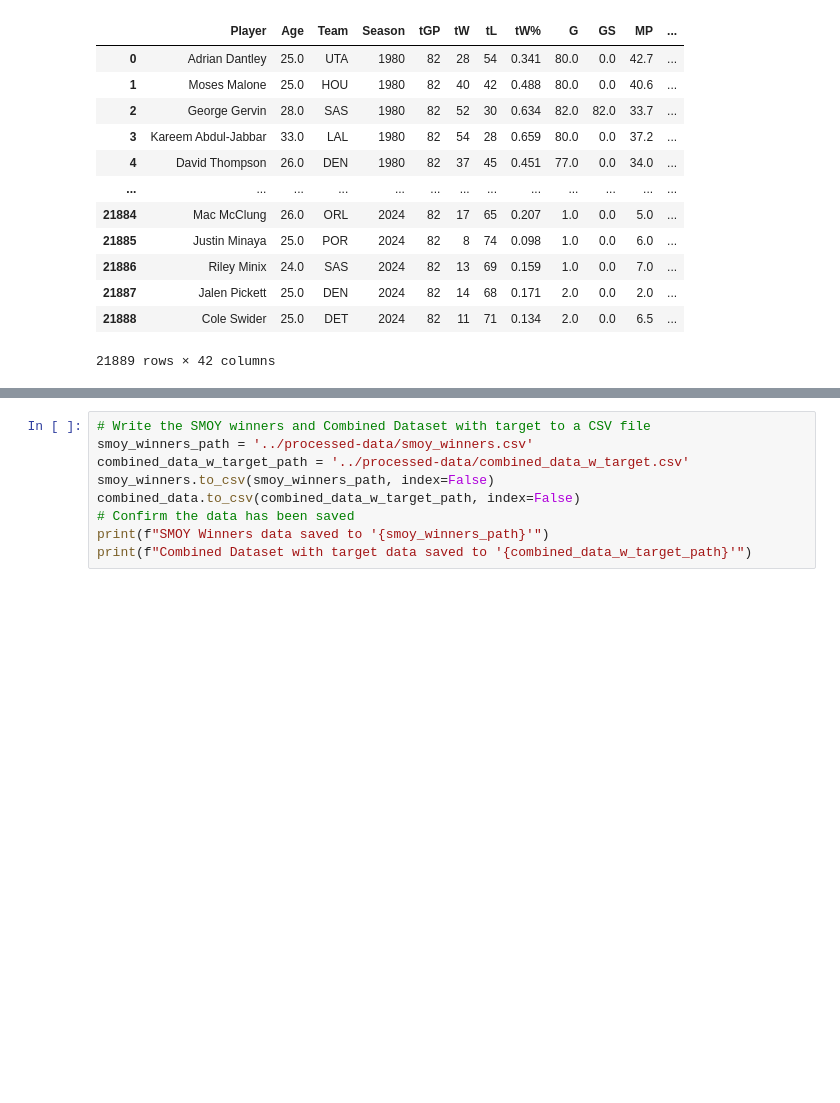
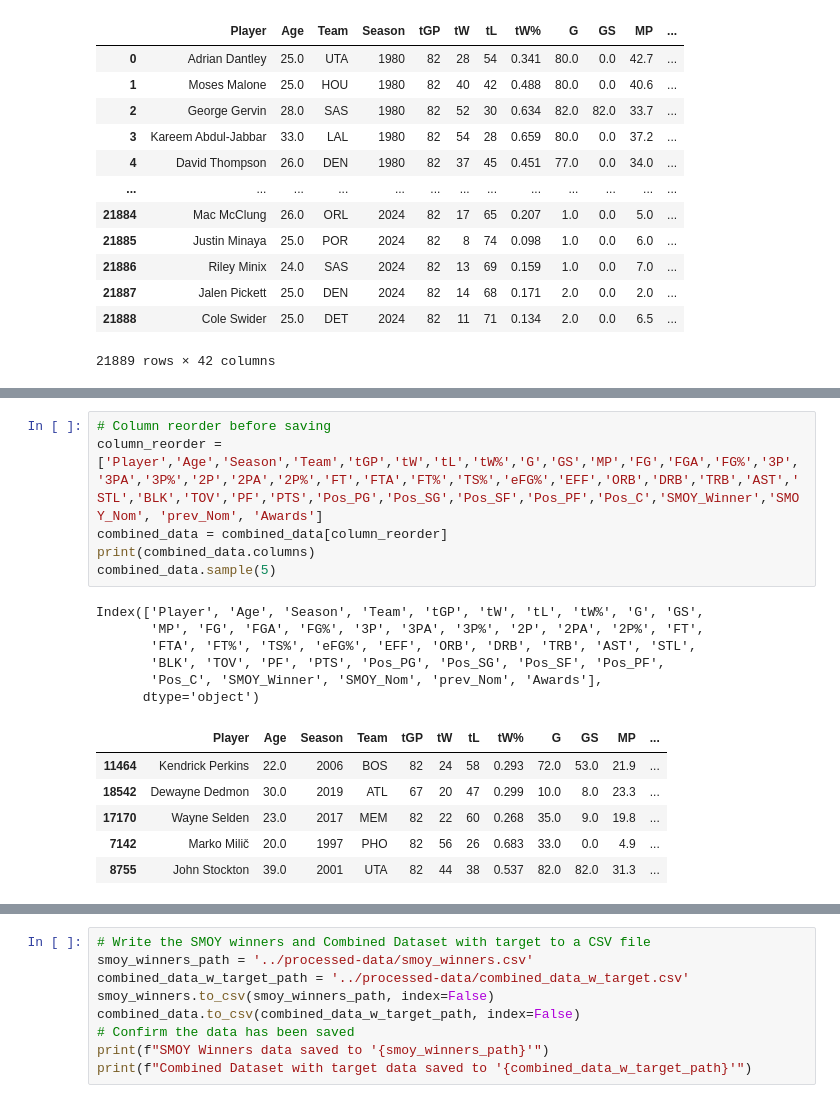
Before and after one commit to Alexon-Abreu/NBA-Data-Mining-Project, a Jupyter notebook: notebooks/smoy_preprocessing.ipynb, the cells around one changed output, grey strips where cells are left out. Cells and saved outputs as stored; diff of their text form; blank space fills up the shorter version.

```diff
--- a/notebooks/smoy_preprocessing.ipynb
+++ b/notebooks/smoy_preprocessing.ipynb
@@ -187,0 +255,19 @@ combined_data
+# %%
+# Column reorder before saving
+column_reorder = ['Player','Age','Season','Team','tGP','tW','tL','tW%','G','GS','MP','FG','FGA','FG%','3P','3PA','3P%','2P','2PA','2P%','FT','FTA','FT%','TS%','eFG%','EFF','ORB','DRB','TRB','AST','STL','BLK','TOV','PF','PTS','Pos_PG','Pos_SG','Pos_SF','Pos_PF','Pos_C','SMOY_Winner','SMOY_Nom', 'prev_Nom', 'Awards']
+combined_data = combined_data[column_reorder]
+print(combined_data.columns)
+combined_data.sample(5)
+# %% [output]
+Index(['Player', 'Age', 'Season', 'Team', 'tGP', 'tW', 'tL', 'tW%', 'G', 'GS',
+       'MP', 'FG', 'FGA', 'FG%', '3P', '3PA', '3P%', '2P', '2PA', '2P%', 'FT',
+       'FTA', 'FT%', 'TS%', 'eFG%', 'EFF', 'ORB', 'DRB', 'TRB', 'AST', 'STL',
+       'BLK', 'TOV', 'PF', 'PTS', 'Pos_PG', 'Pos_SG', 'Pos_SF', 'Pos_PF',
+       'Pos_C', 'SMOY_Winner', 'SMOY_Nom', 'prev_Nom', 'Awards'],
+      dtype='object')
+|  | Player | Age | Season | Team | tGP | tW | tL | tW% | G | GS | MP | ... |
+| 11464 | Kendrick Perkins | 22.0 | 2006 | BOS | 82 | 24 | 58 | 0.293 | 72.0 | 53.0 | 21.9 | ... |
+| 18542 | Dewayne Dedmon | 30.0 | 2019 | ATL | 67 | 20 | 47 | 0.299 | 10.0 | 8.0 | 23.3 | ... |
+| 17170 | Wayne Selden | 23.0 | 2017 | MEM | 82 | 22 | 60 | 0.268 | 35.0 | 9.0 | 19.8 | ... |
+| 7142 | Marko Milič | 20.0 | 1997 | PHO | 82 | 56 | 26 | 0.683 | 33.0 | 0.0 | 4.9 | ... |
+| 8755 | John Stockton | 39.0 | 2001 | UTA | 82 | 44 | 38 | 0.537 | 82.0 | 82.0 | 31.3 | ... |
```
Also changed, not shown: parts of 5 cells of this notebook, 1 other file.
